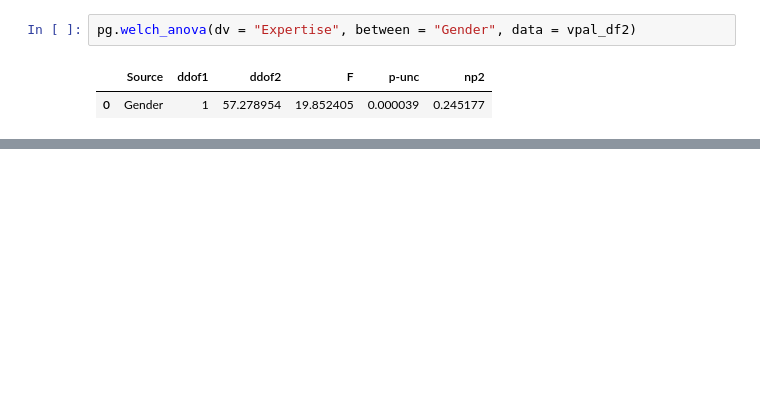
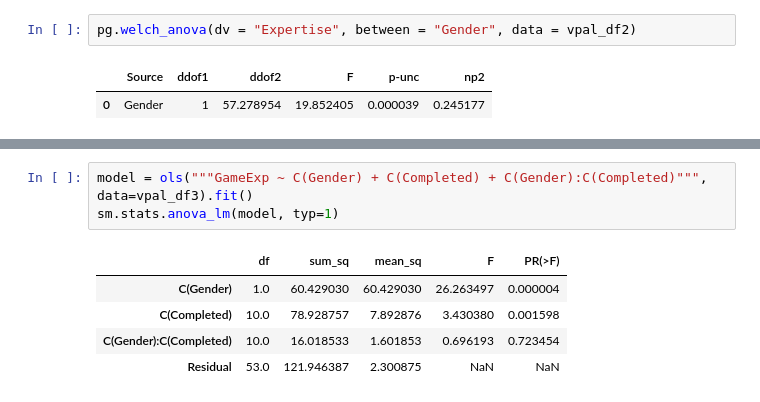
Before and after one commit to ttellner/GameDataScienceInPython, a Jupyter notebook: Labs_Chapter3_Python/Chapter3_Lab2.ipynb, the cells around one changed output, grey strips where cells are left out. Cells and saved outputs as stored; diff of their text form; blank space fills up the shorter version.

```diff
--- a/Labs_Chapter3_Python/Chapter3_Lab2.ipynb
+++ b/Labs_Chapter3_Python/Chapter3_Lab2.ipynb
@@ -199,0 +230,9 @@ print(uniques)
+# %%
+model = ols("""GameExp ~ C(Gender) + C(Completed) + C(Gender):C(Completed)""", data=vpal_df3).fit()
+sm.stats.anova_lm(model, typ=1)
+# %% [output]
+|  | df | sum_sq | mean_sq | F | PR(>F) |
+| C(Gender) | 1.0 | 60.429030 | 60.429030 | 26.263497 | 0.000004 |
+| C(Completed) | 10.0 | 78.928757 | 7.892876 | 3.430380 | 0.001598 |
+| C(Gender):C(Completed) | 10.0 | 16.018533 | 1.601853 | 0.696193 | 0.723454 |
+| Residual | 53.0 | 121.946387 | 2.300875 | NaN | NaN |
```
Also changed, not shown: parts of 15 cells of this notebook.
